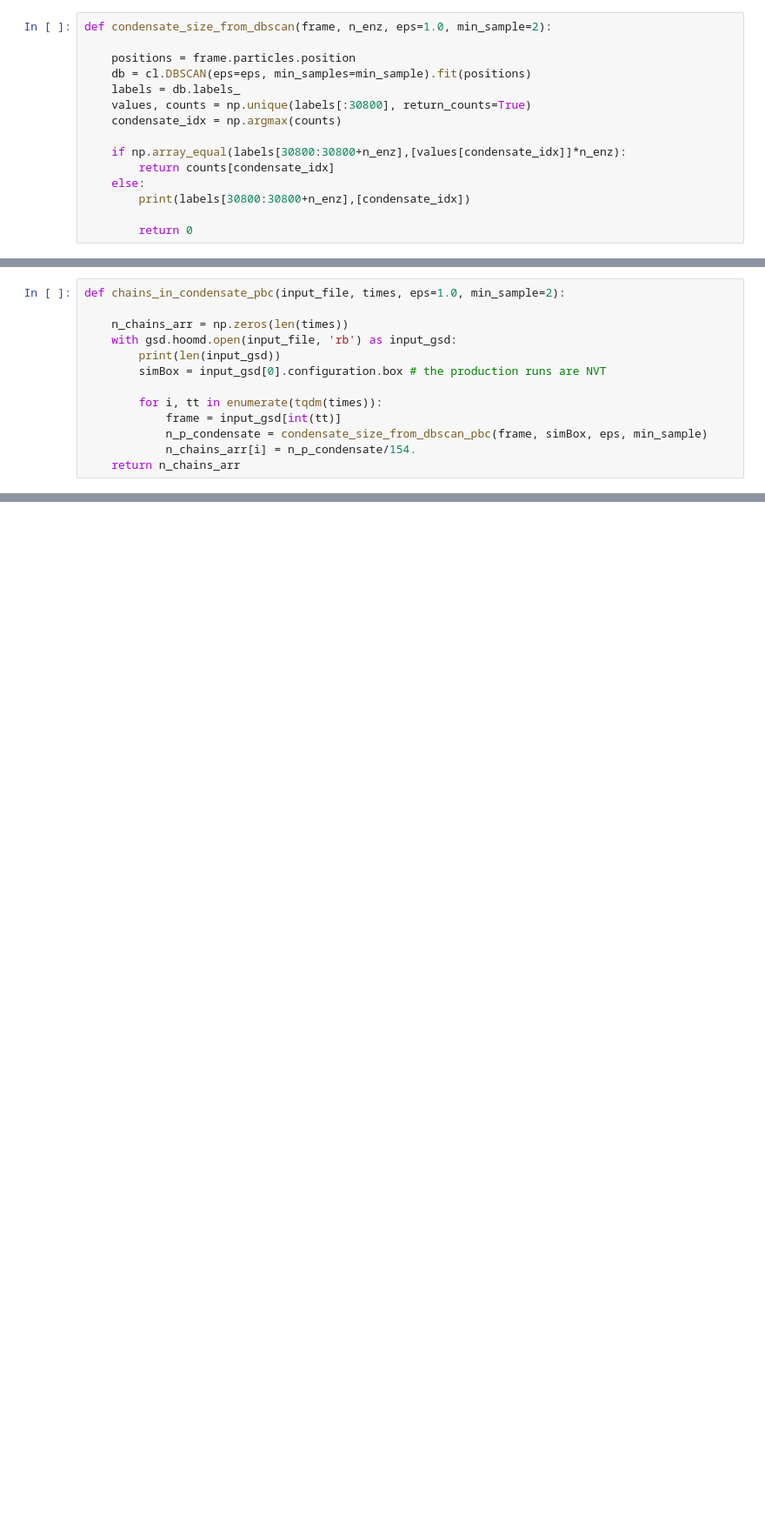
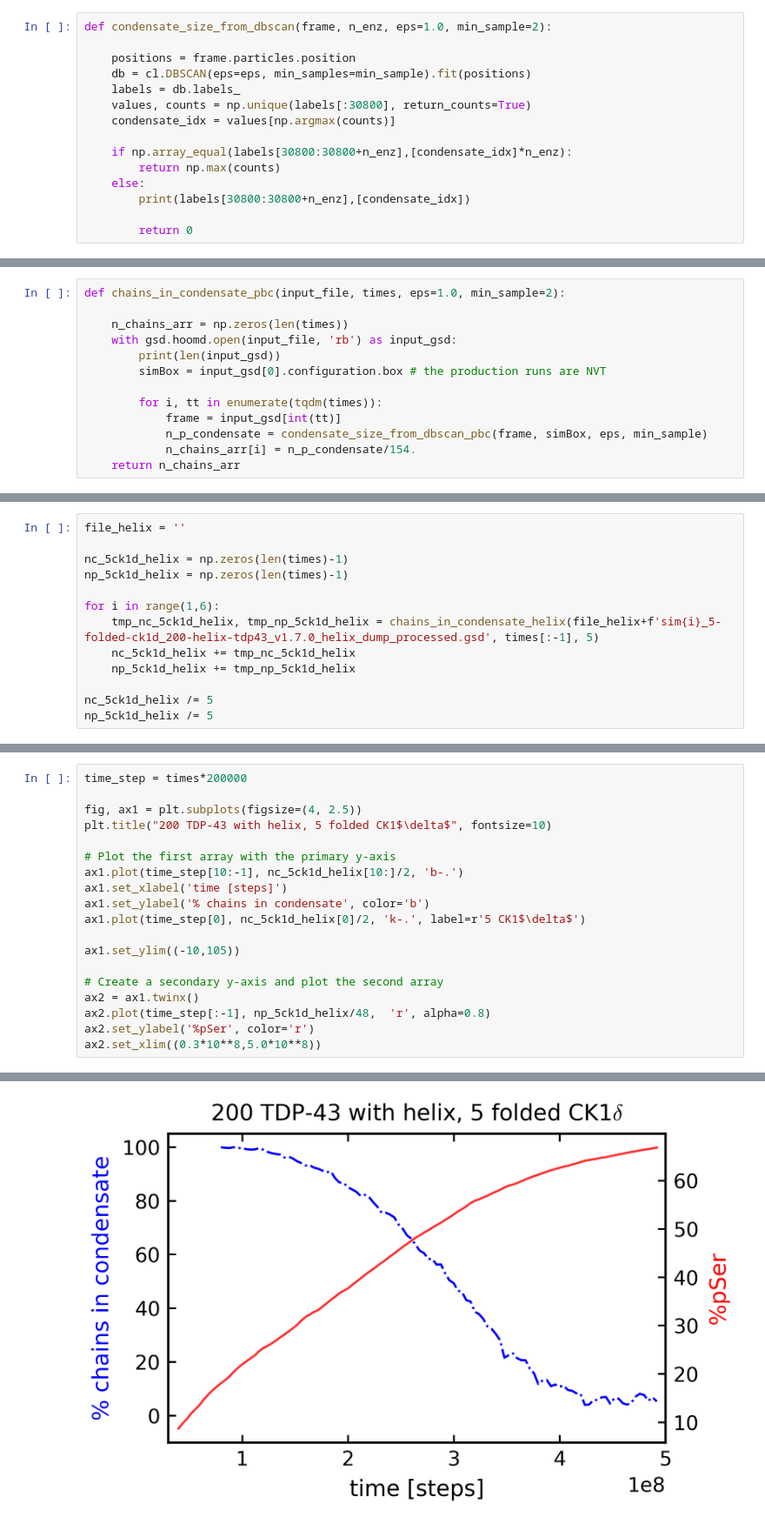
Before and after one commit to ezippo/hoomd3_phosphorylation, a Jupyter notebook: paper/cluster_analysis_condensate.ipynb, the cells around one changed output, grey strips where cells are left out. Shown at 87% size. Saved outputs shown, nothing was run; the diff lists cells and outputs as text; blank space fills up the shorter version.

```diff
--- a/paper/cluster_analysis_condensate.ipynb
+++ b/paper/cluster_analysis_condensate.ipynb
@@ -134,10 +134,10 @@ def condensate_size_from_dbscan(frame, n_enz, eps=1.0, min_sample=2):
     db = cl.DBSCAN(eps=eps, min_samples=min_sample).fit(positions)
     labels = db.labels_
     values, counts = np.unique(labels[:30800], return_counts=True)
-    condensate_idx = np.argmax(counts)
+    condensate_idx = values[np.argmax(counts)]
 
-    if np.array_equal(labels[30800:30800+n_enz],[values[condensate_idx]]*n_enz):
-        return counts[condensate_idx]
+    if np.array_equal(labels[30800:30800+n_enz],[condensate_idx]*n_enz):
+        return np.max(counts)
     else:
         print(labels[30800:30800+n_enz],[condensate_idx])
 
@@ -268,0 +540,13 @@ td_5 = np.where(nc_5ck1d/200 == 0.995)[0][0]
+# %%
+file_helix = ''
+
+nc_5ck1d_helix = np.zeros(len(times)-1)
+np_5ck1d_helix = np.zeros(len(times)-1)
+
+for i in range(1,6):
+    tmp_nc_5ck1d_helix, tmp_np_5ck1d_helix = chains_in_condensate_helix(file_helix+f'sim{i}_5-folded-ck1d_200-helix-tdp43_v1.7.0_helix_dump_processed.gsd', times[:-1], 5)
+    nc_5ck1d_helix += tmp_nc_5ck1d_helix
+    np_5ck1d_helix += tmp_np_5ck1d_helix
+
+nc_5ck1d_helix /= 5
+np_5ck1d_helix /= 5
@@ -324,0 +617,20 @@ len(times_np)
+# %%
+time_step = times*200000
+
+fig, ax1 = plt.subplots(figsize=(4, 2.5))
+plt.title("200 TDP-43 with helix, 5 folded CK1$\delta$", fontsize=10)
+
+# Plot the first array with the primary y-axis
+ax1.plot(time_step[10:-1], nc_5ck1d_helix[10:]/2, 'b-.')
+ax1.set_xlabel('time [steps]')
+ax1.set_ylabel('% chains in condensate', color='b')
+ax1.plot(time_step[0], nc_5ck1d_helix[0]/2, 'k-.', label=r'5 CK1$\delta$')
+
+ax1.set_ylim((-10,105))
+
+# Create a secondary y-axis and plot the second array
+ax2 = ax1.twinx()
+ax2.plot(time_step[:-1], np_5ck1d_helix/48,  'r', alpha=0.8)
+ax2.set_ylabel('%pSer', color='r')
+ax2.set_xlim((0.3*10**8,5.0*10**8))
+# %% [output]
@@ -324,0 +638 @@ len(times_np)
+[figure, added]
```
Also changed, not shown: parts of 56 cells of this notebook, 3 other files.
